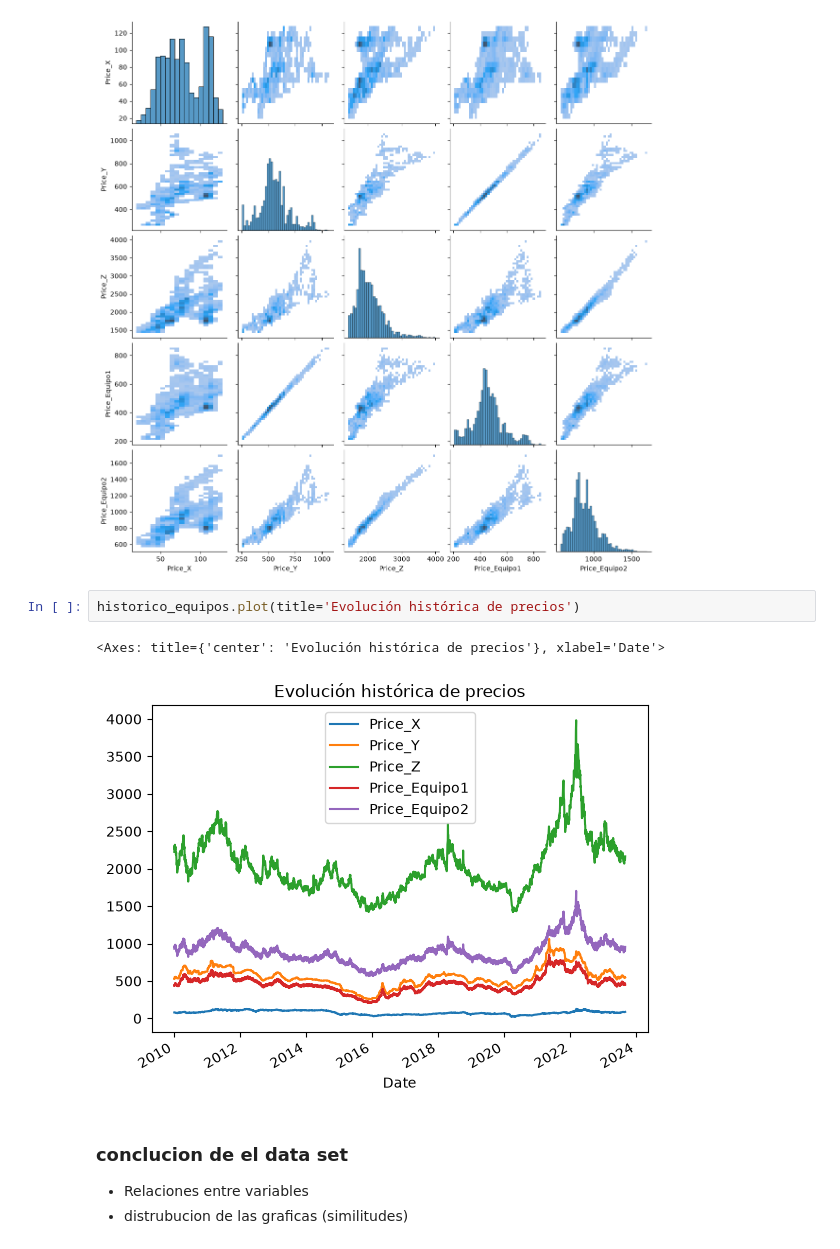
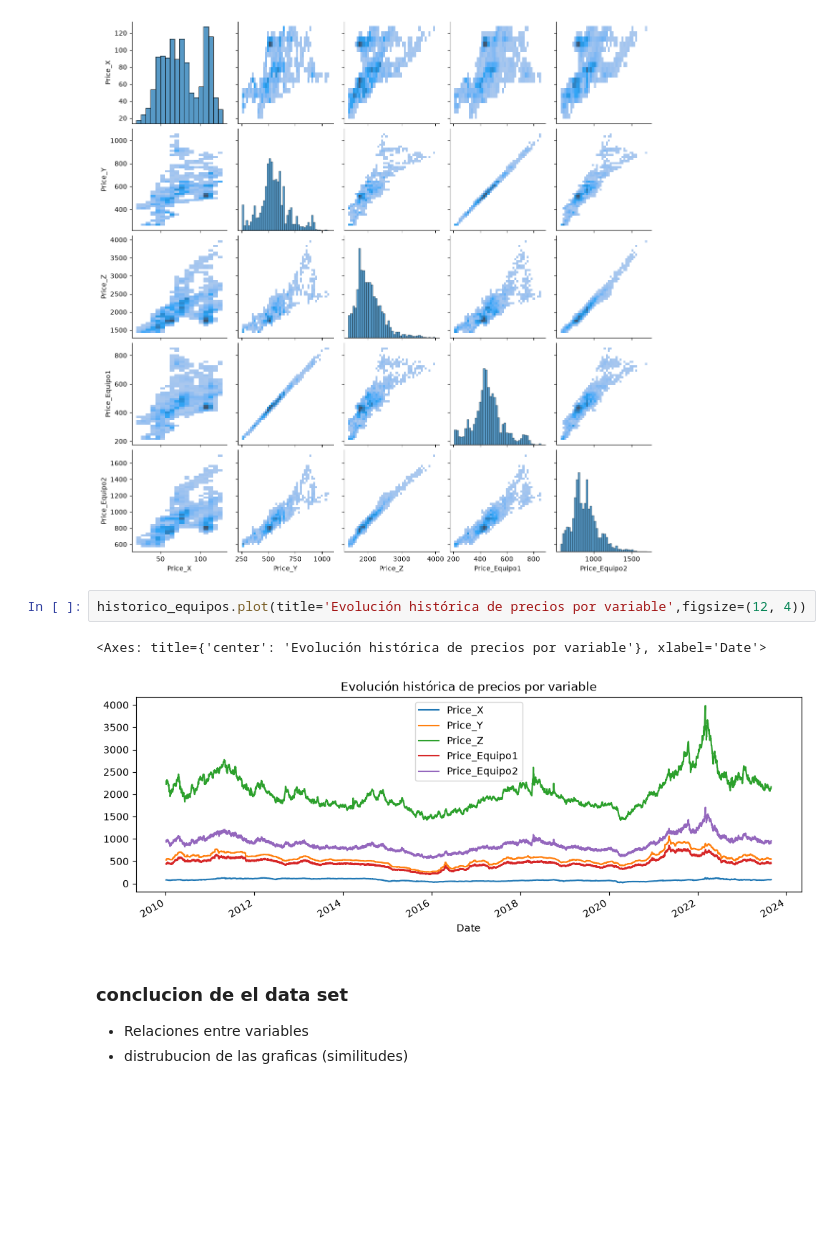
Before and after one commit to muerza/rag-operational-cost, a Jupyter notebook: Notebooks/eda.ipynb, the cells around one changed output. Cells and saved outputs as stored; diff of their text form; blank space fills up the shorter version.

```diff
--- a/Notebooks/eda.ipynb
+++ b/Notebooks/eda.ipynb
@@ -99,10 +106,10 @@ g.figure.set_size_inches(12, 12)
 # %% [output]
 [figure]
 # %%
-historico_equipos.plot(title='Evolución histórica de precios')
+historico_equipos.plot(title='Evolución histórica de precios por variable',figsize=(12, 4))
 # %% [output]
-<Axes: title={'center': 'Evolución histórica de precios'}, xlabel='Date'>
+<Axes: title={'center': 'Evolución histórica de precios por variable'}, xlabel='Date'>
-[figure, old version]
+[figure, new version]
 # %% [markdown]
 ### conclucion de el data set
 
```
Also changed, not shown: parts of 31 cells of this notebook, 2 other files.
